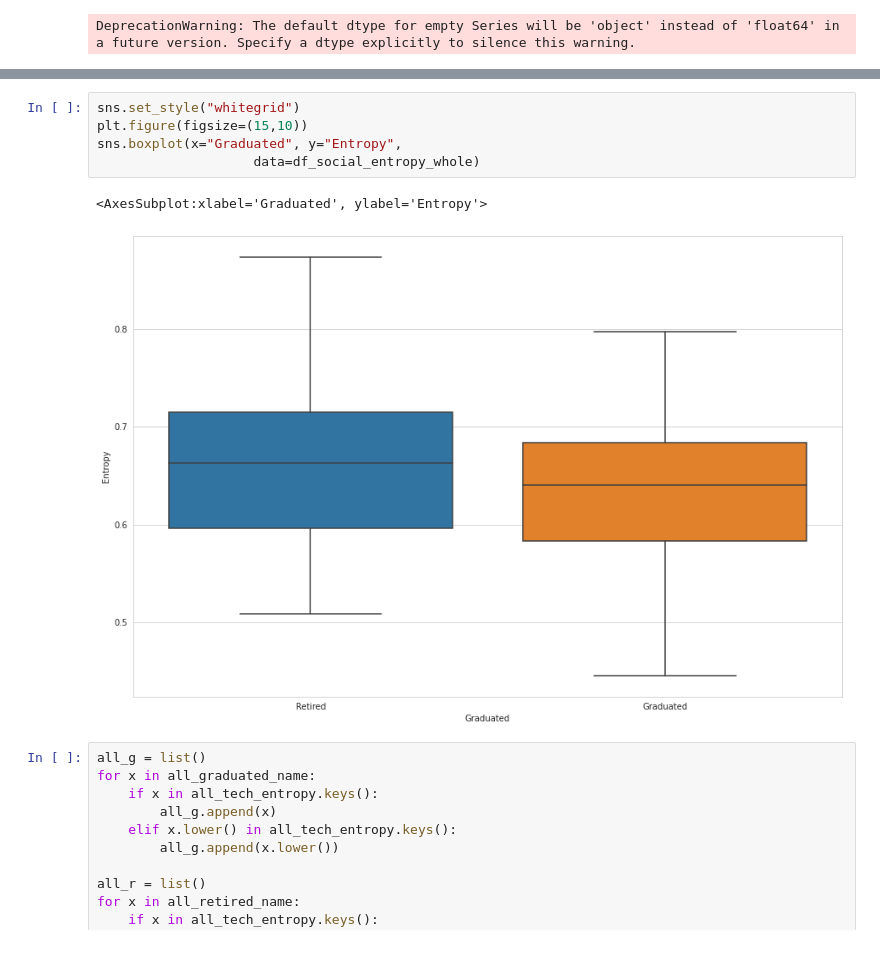
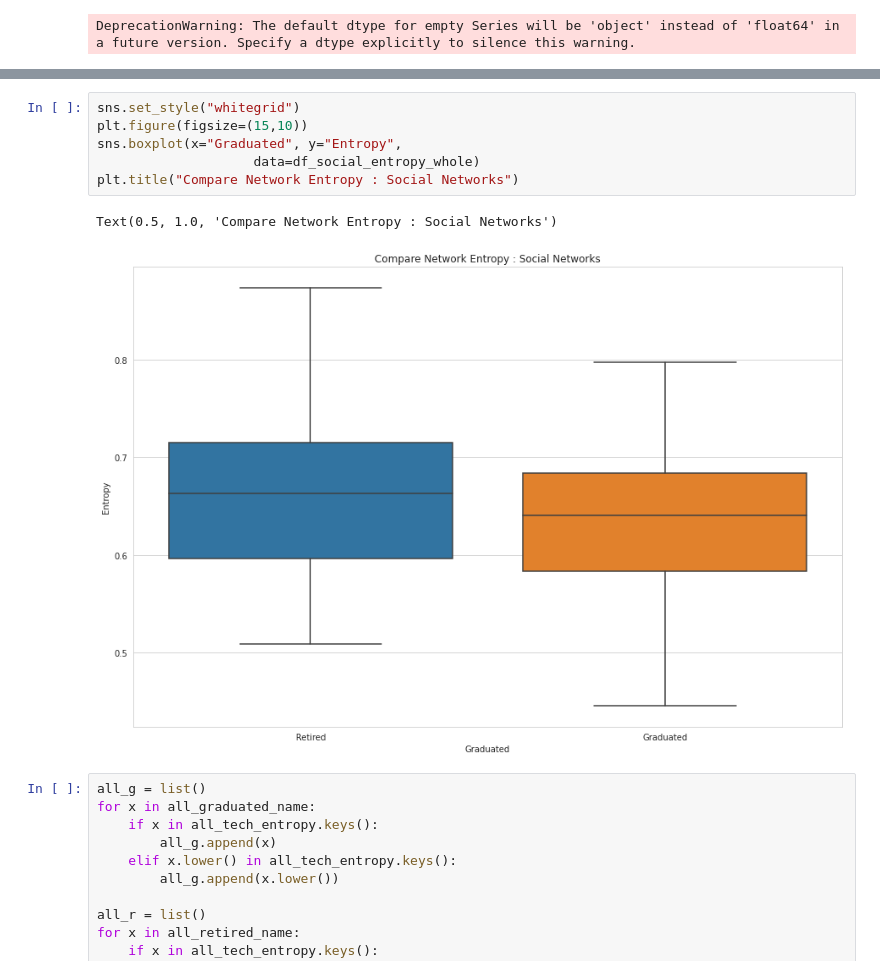
Before and after one commit to zenoWZH/ASFdata_analysis, a Jupyter notebook: network_entropy/network_analysis_entropy.ipynb, the cells around one changed output, grey strips where cells are left out. Saved outputs shown, nothing was run; the diff lists cells and outputs as text.

```diff
--- a/network_entropy/network_analysis_entropy.ipynb
+++ b/network_entropy/network_analysis_entropy.ipynb
@@ -467,11 +473,12 @@ ax = sns.violinplot(x="Graduated", y="Entropy",
 # %%
 sns.set_style("whitegrid")
 plt.figure(figsize=(15,10))
 sns.boxplot(x="Graduated", y="Entropy",
                     data=df_social_entropy_whole)
+plt.title("Compare Network Entropy : Social Networks")
 # %% [output]
-<AxesSubplot:xlabel='Graduated', ylabel='Entropy'>
+Text(0.5, 1.0, 'Compare Network Entropy : Social Networks')
-[figure, old version]
+[figure, new version]
 # %%
 all_g = list()
 for x in all_graduated_name:
```
Also changed, not shown: parts of 7 cells of this notebook, 5 other files.
